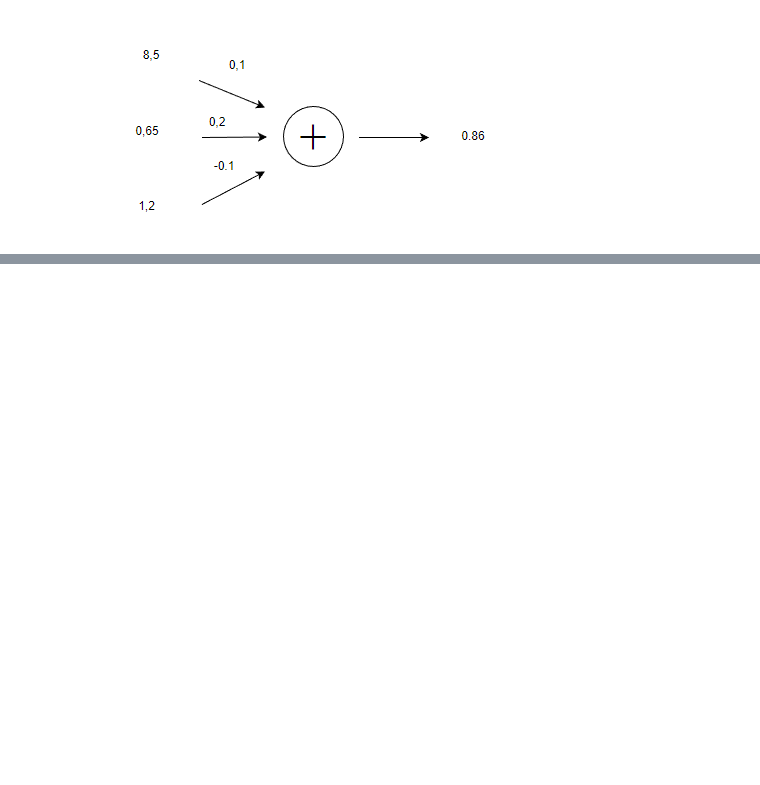
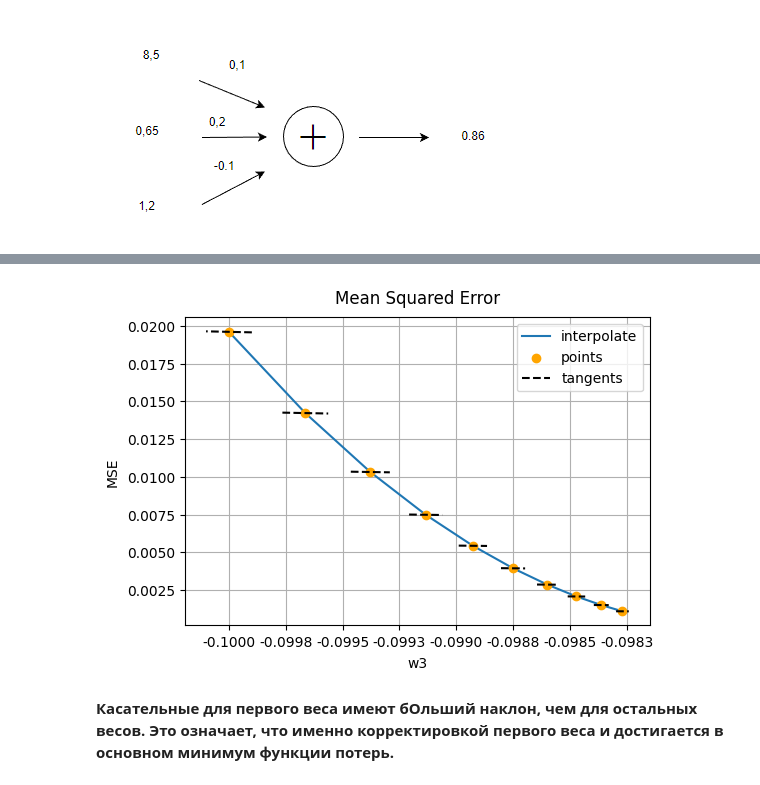
Before and after one commit to petilia2002/neural-networks-2024, a Jupyter notebook: lab3.ipynb, the cells around one changed output, grey strips where cells are left out. Cells and saved outputs as stored; diff of their text form; code cells hidden in the pictures; blank space fills up the shorter version.

```diff
--- a/lab3.ipynb
+++ b/lab3.ipynb
@@ -185,0 +173,19 @@ plt.show()
+# %%
+w_ind = 2  # for third weight
+fig, ax = plt.subplots(1, 1, figsize=(6, 4))
+ax.set_title(f"Mean Squared Error", fontsize=12, pad=10)
+ax.set_xlabel(f"w{w_ind + 1}", fontsize=10, labelpad=5)
+ax.set_ylabel(f"MSE", fontsize=10, labelpad=5)
+ax.xaxis.set_major_formatter(ticker.FormatStrFormatter("%.4f"))
+ax.plot(w_values[:, w_ind], losses, label="interpolate")
+ax.scatter(
+    w_values[:, w_ind], losses, marker="o", color="orange", zorder=2, label="points"
+)
+draw_tangents(w_ind, losses, w_values, gradients, ax)
+ax.grid(visible=True)
+ax.legend(loc="upper right")
+plt.show()
+# %% [output]
+[figure, added]
+# %% [markdown]
+**Касательные для первого веса имеют бОльший наклон, чем для остальных весов. Это означает, что именно корректировкой первого веса и достигается в основном минимум функции потерь.**
```
Also changed, not shown: parts of 12 cells of this notebook.
